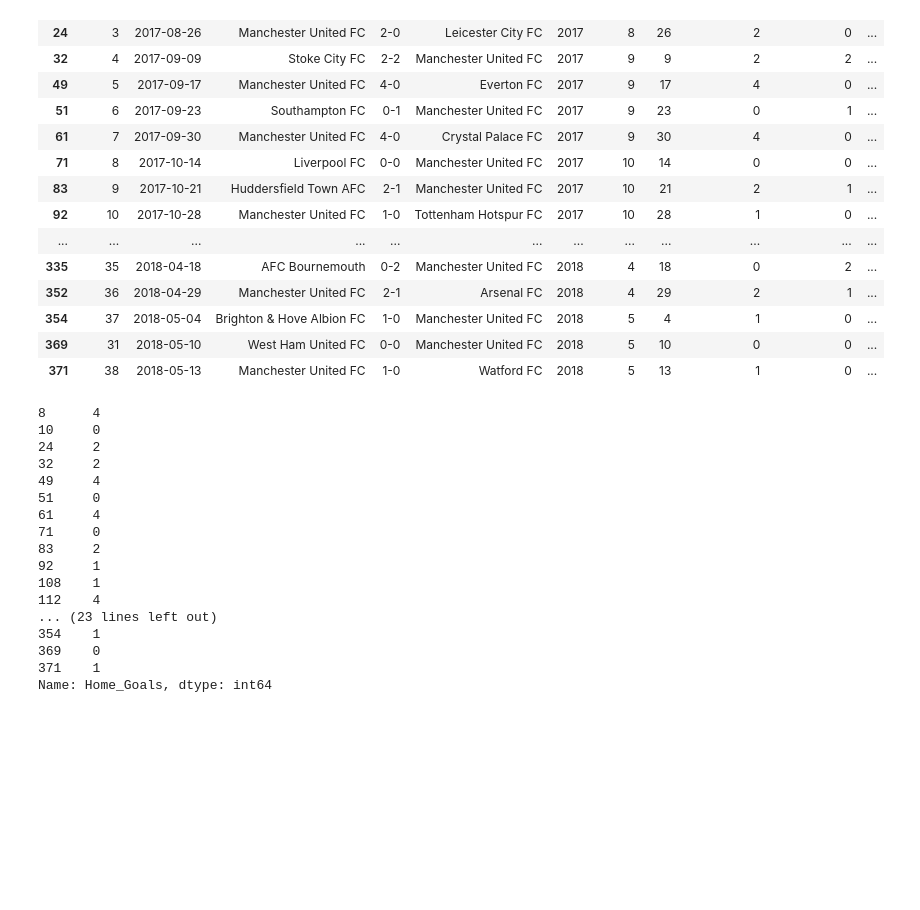
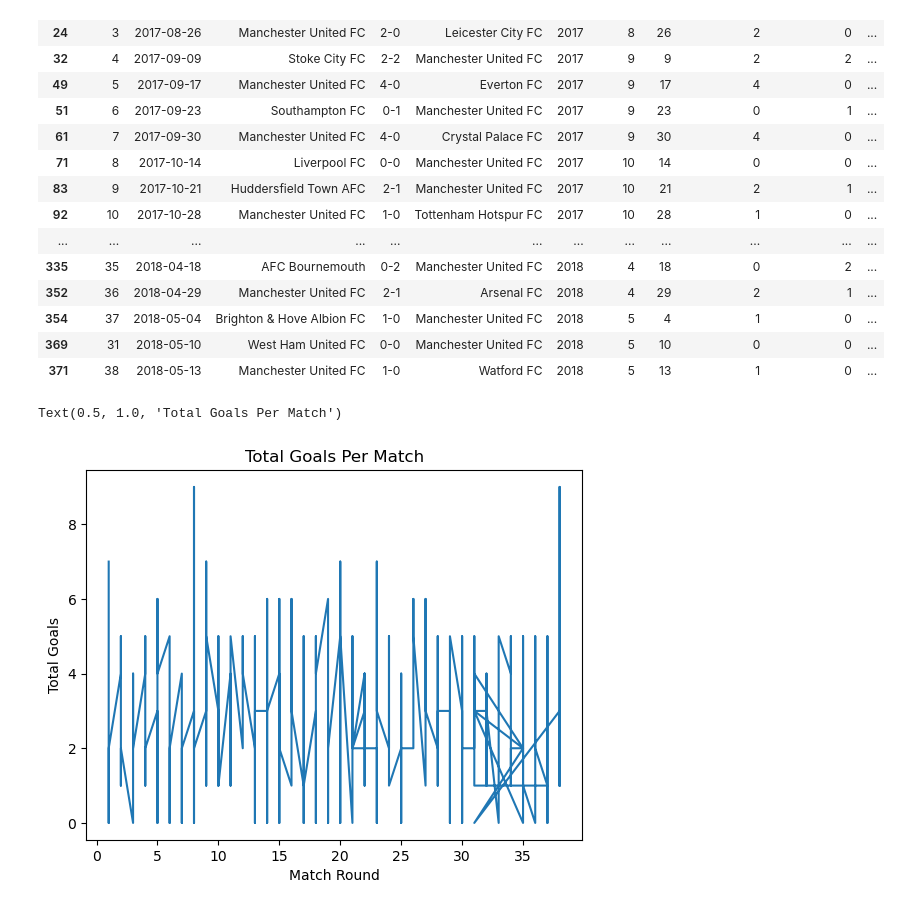
Before and after one commit to Kabir-Khan7/data-science-foundations, a Jupyter notebook: 03_Step_Pandas/06_Pandas_Example.ipynb, the cells around one changed output. Cells and saved outputs as stored; diff of their text form; code cells hidden in the pictures; blank space fills up the shorter version.

```diff
--- a/03_Step_Pandas/06_Pandas_Example.ipynb
+++ b/03_Step_Pandas/06_Pandas_Example.ipynb
@@ -431,24 +431,10 @@ manu
 import matplotlib.pyplot as plt
 import pandas as pd
 # %%
-home_goals = manu["Home_Goals"]
+plt.plot(df["Round"], df["Total_Goals"])
+plt.xlabel("Match Round")
+plt.ylabel("Total Goals")
+plt.title("Total Goals Per Match")
+# %% [output]
+Text(0.5, 1.0, 'Total Goals Per Match')
+[figure, added]
-# %%
-plt.plot(
-# %% [output]
-8      4
-10     0
-24     2
-32     2
-49     4
-51     0
-61     4
-71     0
-83     2
-92     1
-108    1
-112    4
-... (23 lines left out)
-354    1
-369    0
-371    1
-Name: Home_Goals, dtype: int64
```
Also changed, not shown: parts of 1 cell of this notebook, 1 other file.
